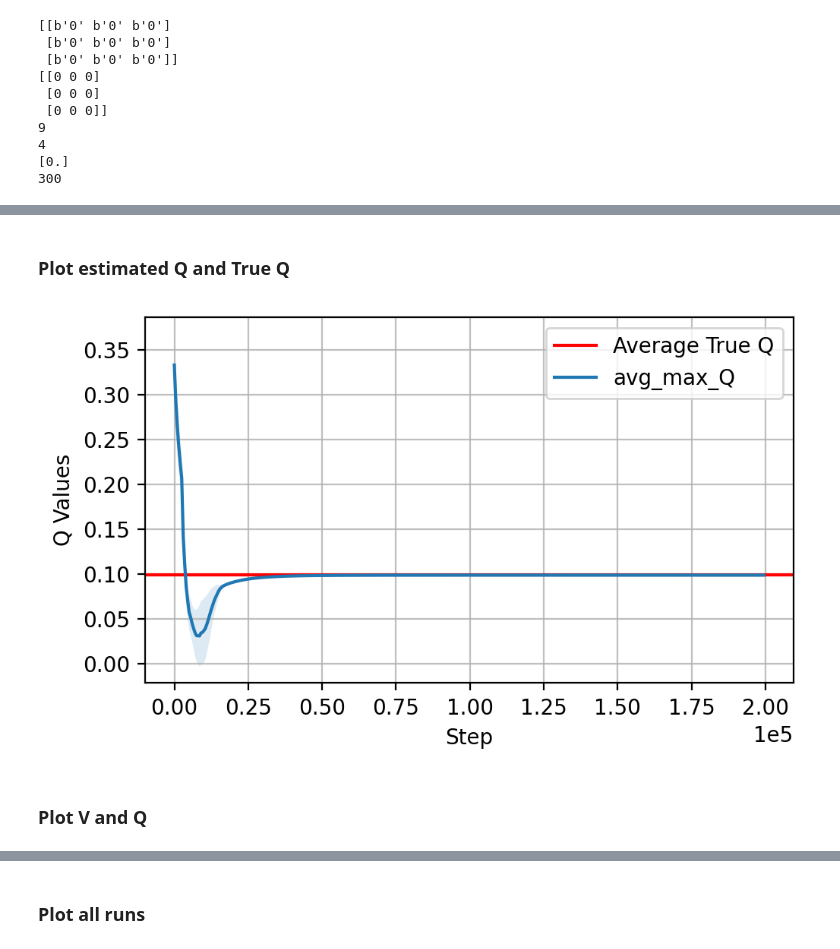
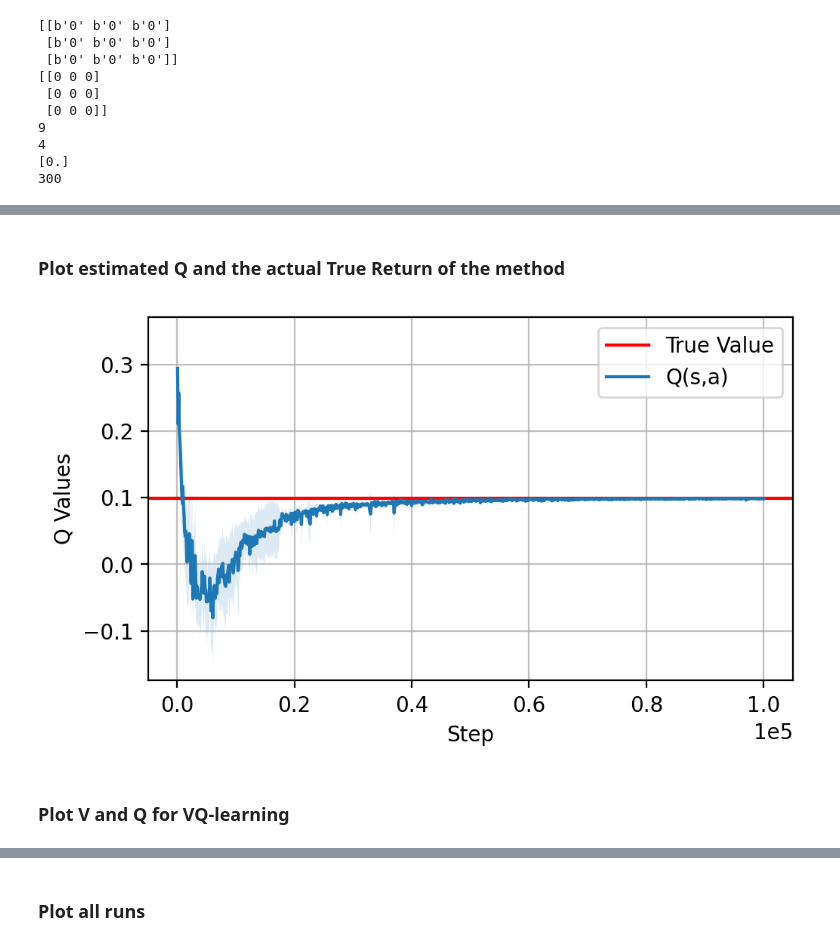
Before and after one commit to xy9485/gym-simplegrid, a Jupyter notebook: two_room.ipynb, the cells around one changed output, grey strips where cells are left out. Cells and saved outputs as stored; diff of their text form; code cells hidden in the pictures.

```diff
--- a/two_room.ipynb
+++ b/two_room.ipynb
@@ -448,0 +71,17 @@ repeat 7 done
+# %%
+from run import run_experiment
+
+algo_names = [
+    'Q-learning',
+    'VQ-learning',
+    'DoubleQ-learning',
+    'SARSA',
+    "ExpectedSARSA"
+    ]
+log_dirs = []
+for algo_name in algo_names:
+    log_dir = run_experiment(algo_name, n_repeat=20, total_steps=100000)
+    # more hyperparameters to be set within run_experiment
+    print(f"{algo_name} done!")
+    print(log_dir)
+    log_dirs.append(log_dir)
@@ -499,24 +159,26 @@ plot_metric(log_path, key_name, value_name, x_label, y_label, label_name=label_n
 # %% [markdown]
-### Plot estimated Q and True Q
+### Plot estimated Q and the actual True Return of the method
 # %%
+algo_name = "VQ-learning"
+log_dir = log_dirs[algo_names.index(algo_name)]
 x_label = "Step"
 y_label = 'Q Values'
 
 key_name = "step"
-# value_name = "Q(s,a)"
+value_name = "Q(s,a)"
 # value_name = "maxQ"
-value_name = "avg_max_Q"
+# value_name = "avg_max_Q"
 curve_name = value_name
 
 log_path_true_return = os.path.join(log_dir, "true_return.log")
 plot_avg_true_Q(log_path_true_return)
 
-log_path = os.path.join(log_dir, "eval.log")
+log_path = os.path.join(log_dir, "avg_meter.log")
 save_path = os.path.join(log_dir, "step-Q-TrueQ")
 
-plot_metric(log_path, key_name, value_name, x_label, y_label, label_name=curve_name, interpolate=False, smooth=10, max_key=True, save_path=False)
+plot_metric(log_path, key_name, value_name, x_label, y_label, label_name=curve_name, interpolate=False, smooth=1, max_key=True, save_path=False)
 # %% [output]
-[figure, old version]
+[figure, new version]
 # %% [markdown]
-### Plot V and Q
+### Plot V and Q for VQ-learning
 # %%
```
Also changed, not shown: parts of 29 cells of this notebook, 2 other files.
